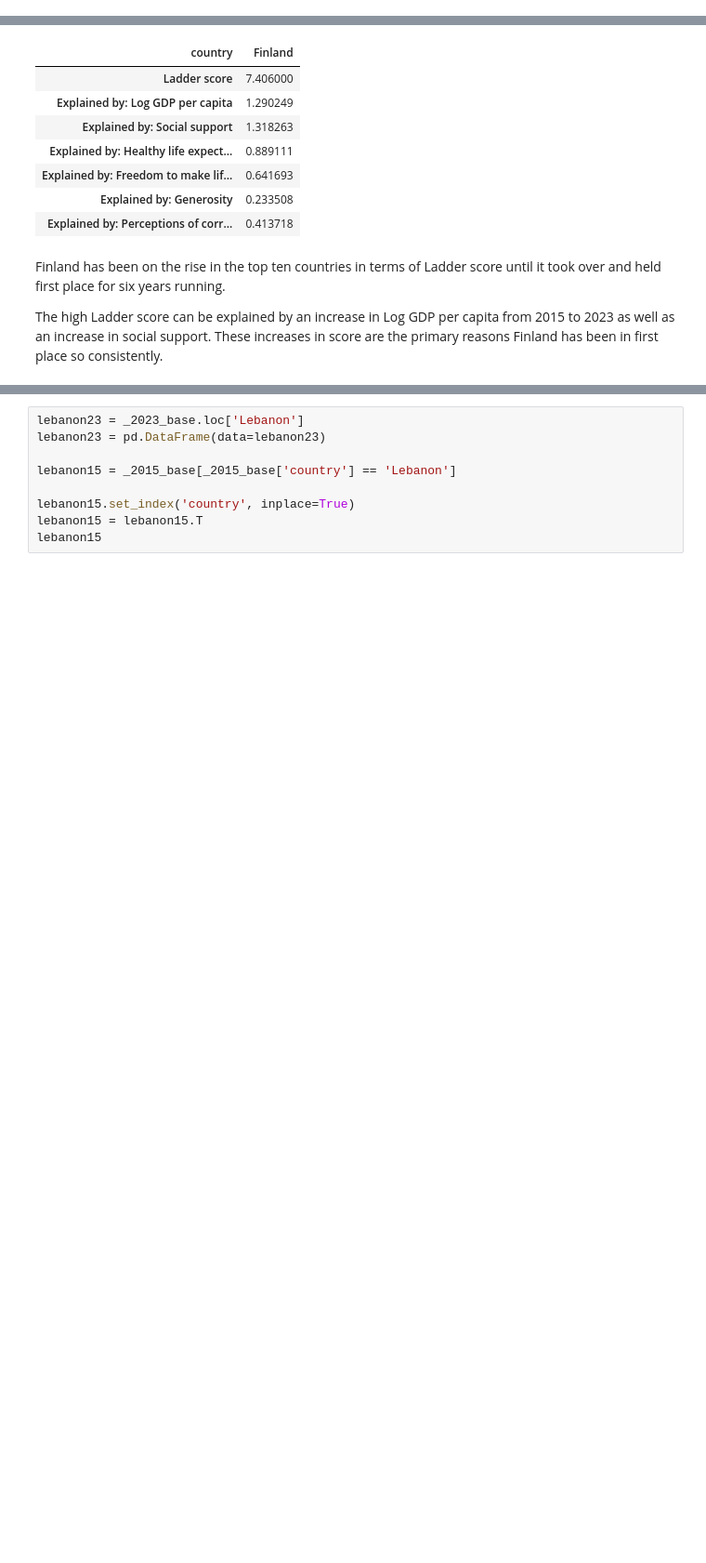
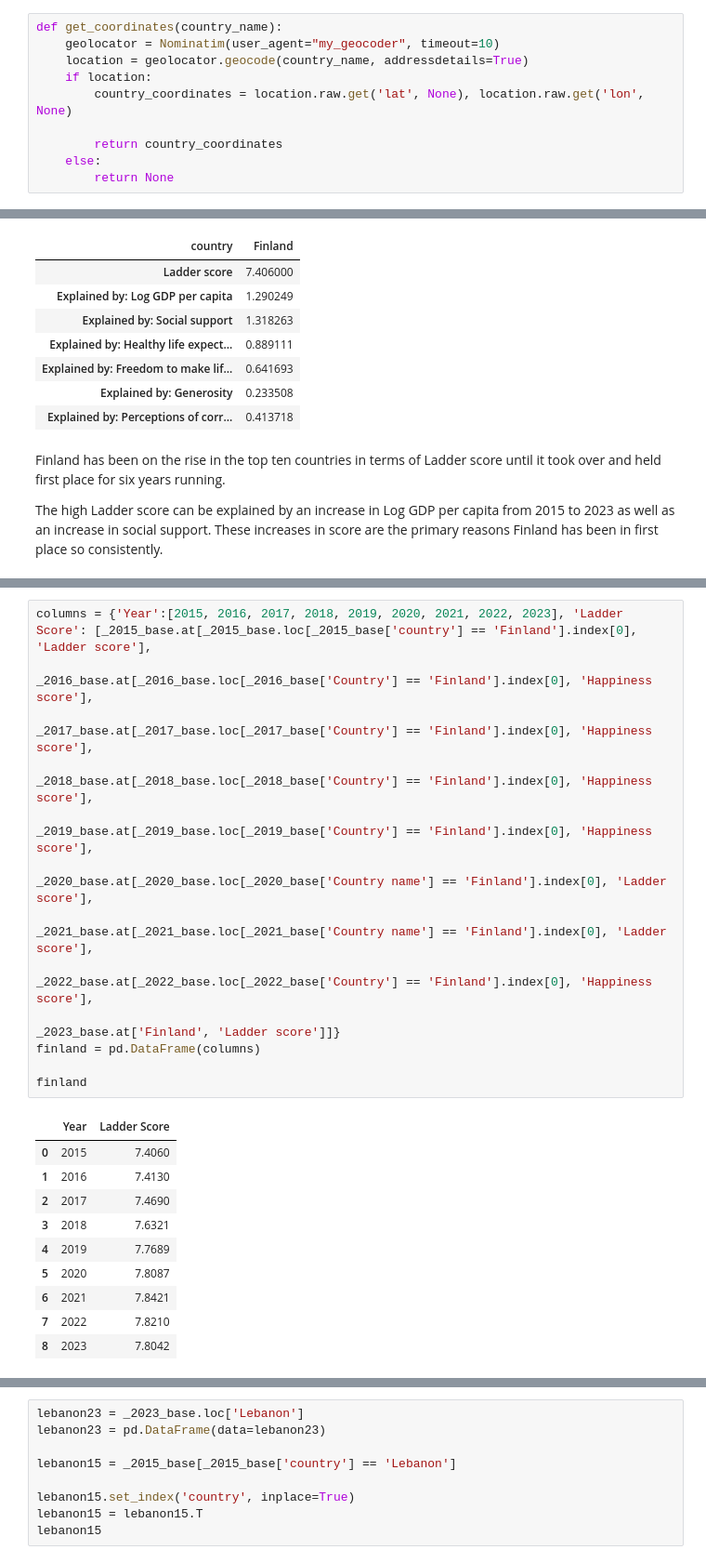
Before and after one commit to jgoldy87/World-Happiness-Report, a Jupyter notebook: WHR_Code.ipynb, the cells around one changed output, grey strips where cells are left out. Shown: that part at 93% size. Cells and saved outputs as stored; diff of their text form; blank space fills up the shorter version.

```diff
--- a/WHR_Code.ipynb
+++ b/WHR_Code.ipynb
@@ -373,3 +366,13 @@ corruption_rank
 | Luxembourg | 9.0 | 8.0 |
 | Ireland | 14.0 | 9.0 |
 | Netherlands | 5.0 | 10.0 |
+# %%
+def get_coordinates(country_name):
+    geolocator = Nominatim(user_agent="my_geocoder", timeout=10)
+    location = geolocator.geocode(country_name, addressdetails=True)
+    if location:
+        country_coordinates = location.raw.get('lat', None), location.raw.get('lon', None)
+
+        return country_coordinates
+    else:
+        return None
@@ -573,2 +662,26 @@ finland_15_to_23
 | Explained by: Generosity | 0.233508 | 0.126331 | -0.107176 |
 | Explained by: Perceptions of corr... | 0.413718 | 0.535299 | 0.121581 |
+# %%
+columns = {'Year':[2015, 2016, 2017, 2018, 2019, 2020, 2021, 2022, 2023], 'Ladder Score': [_2015_base.at[_2015_base.loc[_2015_base['country'] == 'Finland'].index[0], 'Ladder score'],
+                                                                                           _2016_base.at[_2016_base.loc[_2016_base['Country'] == 'Finland'].index[0], 'Happiness score'],
+                                                                                           _2017_base.at[_2017_base.loc[_2017_base['Country'] == 'Finland'].index[0], 'Happiness score'],
+                                                                                           _2018_base.at[_2018_base.loc[_2018_base['Country'] == 'Finland'].index[0], 'Happiness score'],
+                                                                                           _2019_base.at[_2019_base.loc[_2019_base['Country'] == 'Finland'].index[0], 'Happiness score'],
+                                                                                           _2020_base.at[_2020_base.loc[_2020_base['Country name'] == 'Finland'].index[0], 'Ladder score'],
+                                                                                           _2021_base.at[_2021_base.loc[_2021_base['Country name'] == 'Finland'].index[0], 'Ladder score'],
+                                                                                           _2022_base.at[_2022_base.loc[_2022_base['Country'] == 'Finland'].index[0], 'Happiness score'],
+                                                                                           _2023_base.at['Finland', 'Ladder score']]}
+finland = pd.DataFrame(columns)
+
+finland
+# %% [output]
+|  | Year | Ladder Score |
+| 0 | 2015 | 7.4060 |
+| 1 | 2016 | 7.4130 |
+| 2 | 2017 | 7.4690 |
+| 3 | 2018 | 7.6321 |
+| 4 | 2019 | 7.7689 |
+| 5 | 2020 | 7.8087 |
+| 6 | 2021 | 7.8421 |
+| 7 | 2022 | 7.8210 |
+| 8 | 2023 | 7.8042 |
```
Also changed, not shown: parts of 28 cells of this notebook.
